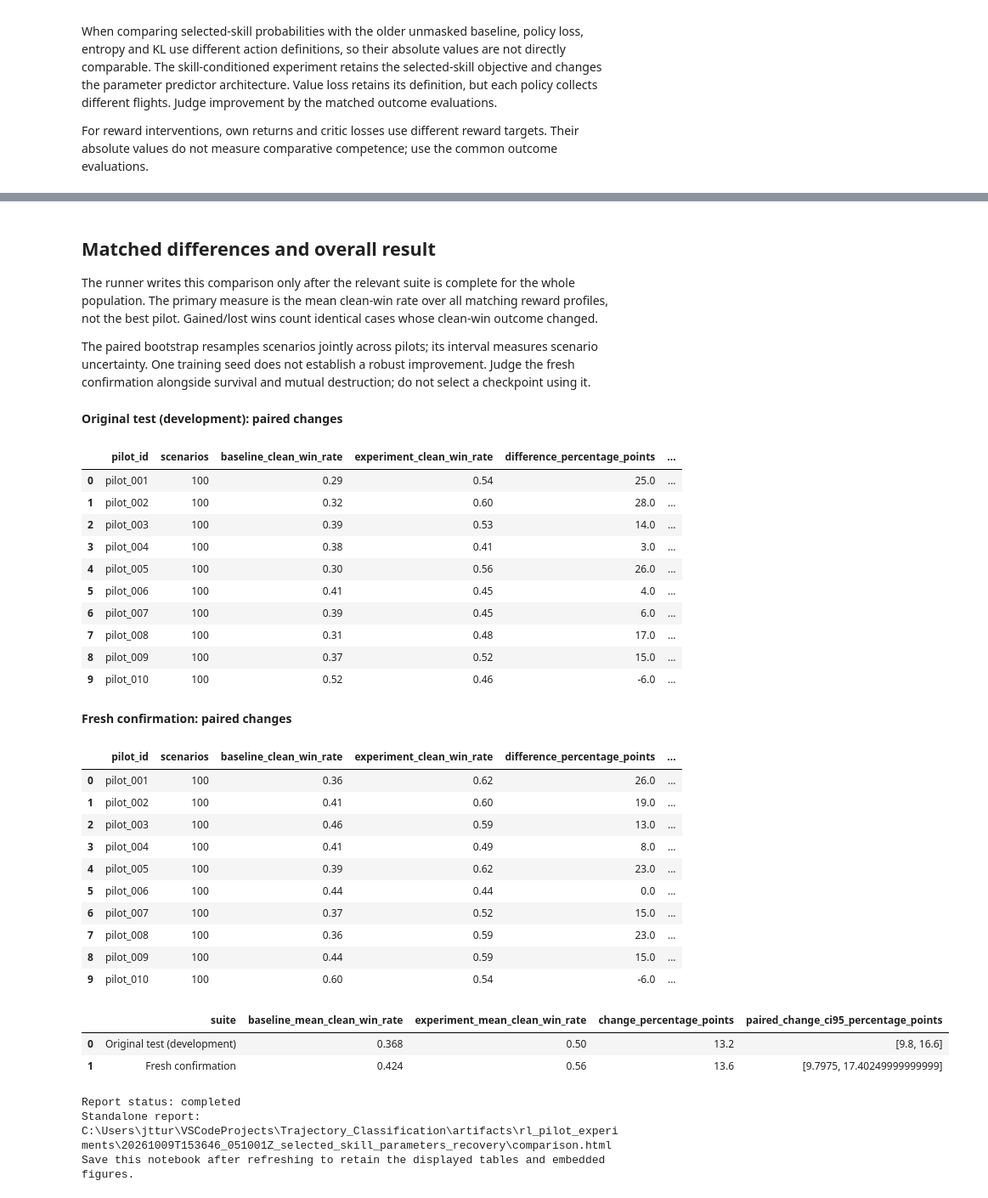
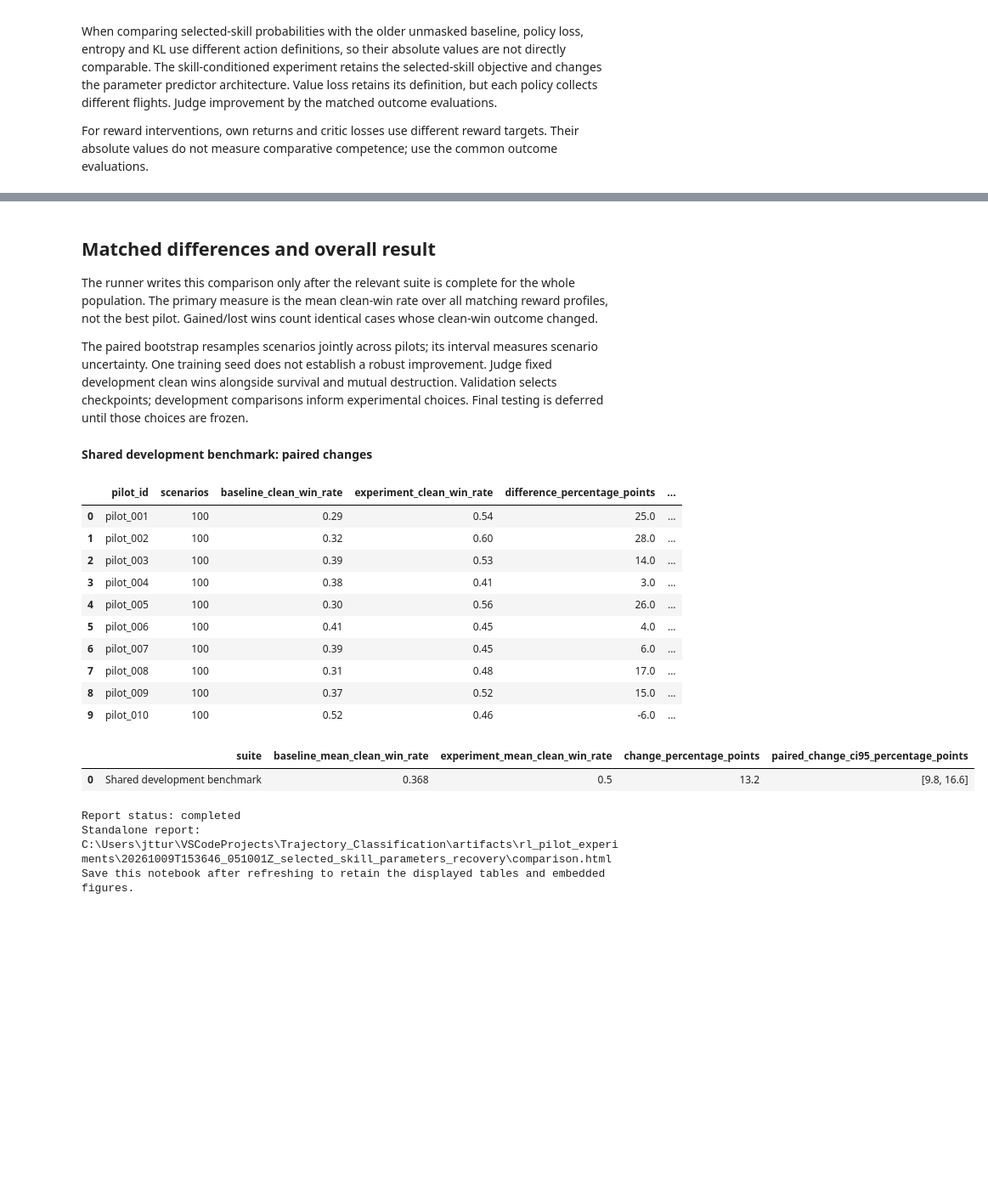
Before and after one commit to Rejn2024/Trajectory_Classification, a Jupyter notebook: notebooks/05_compare_population_runs.ipynb, the cells around one changed output, grey strips where cells are left out. Shown at 85% size. Cells and saved outputs as stored; diff of their text form; code cells hidden in the pictures; blank space fills up the shorter version.

```diff
--- a/notebooks/05_compare_population_runs.ipynb
+++ b/notebooks/05_compare_population_runs.ipynb
@@ -28,6 +28,7 @@ REPO_ROOT = next(
 )
 # Choose a name from the registry. BVR_COMPARISON_JOB also accepts an unregistered job.
 registry = json.loads((REPO_ROOT / "configs/pilot_experiments.json").read_text(encoding="utf8"))
+SHOW_HISTORICAL_CONFIRMATION = False
 EXPERIMENT = os.getenv("BVR_COMPARISON_EXPERIMENT", registry["default_experiment"])
 EXPERIMENT_JOB = Path(os.getenv(
     "BVR_COMPARISON_JOB", str(REPO_ROOT / registry["experiments"][EXPERIMENT]["job"])
@@ -528,16 +500,18 @@ Predeclared suite: {'seed': 620000, 'scenarios': 100}
 
 The runner writes this comparison only after the relevant suite is complete for the whole population. The primary measure is the mean clean-win rate over all matching reward profiles, not the best pilot. Gained/lost wins count identical cases whose clean-win outcome changed.
 
-The paired bootstrap resamples scenarios jointly across pilots; its interval measures scenario uncertainty. One training seed does not establish a robust improvement. Judge the fresh confirmation alongside survival and mutual destruction; do not select a checkpoint using it.
+The paired bootstrap resamples scenarios jointly across pilots; its interval measures scenario uncertainty. One training seed does not establish a robust improvement. Judge fixed development clean wins alongside survival and mutual destruction. Validation selects checkpoints; development comparisons inform experimental choices. Final testing is deferred until those choices are frozen.
 # %%
 comparison_path = EXPERIMENT_JOB / "comparison.json"
 if comparison_path.exists():
     comparison = read_json(comparison_path)
     aggregate_rows = []
     for suite, title in (
-        ("existing_test", "Original test (development)"),
-        ("fresh_confirmation", "Fresh confirmation"),
+        ("existing_test", "Shared development benchmark"),
+        ("fresh_confirmation", "Historical confirmation"),
     ):
+        if suite == "fresh_confirmation" and not SHOW_HISTORICAL_CONFIRMATION:
+            continue
         if suite not in comparison:
             continue
         values = comparison[suite]
@@ -552,51 +526,38 @@ if comparison_path.exists():
                 values["paired_scenario_bootstrap_ci95_percentage_points"],
         })
     display(pd.DataFrame(aggregate_rows))
     print(f"Report status: {comparison['status']}")
     print(f"Standalone report: {EXPERIMENT_JOB / 'comparison.html'}")
 else:
     print("The full-population comparison will appear after all pilots finish training and testing.")
-if "bounded_decision_criteria" in plan:
+if SHOW_HISTORICAL_CONFIRMATION and "bounded_decision_criteria" in plan:
     display(Markdown("**Predeclared bounded experiment criteria**"))
     display(pd.Series(plan["bounded_decision_criteria"], name="criterion"))
     if comparison_path.exists() and "decision" in comparison:
-        display(Markdown("**Final confirmation decision**"))
+        display(Markdown("**Archived confirmation decision**"))
         decision = comparison["decision"]
         display(pd.Series(decision["checks"], name="passed"))
         print(decision["recommendation"])
         print(decision["limitation"])
     else:
         print("Decision pending: both populations must finish all fresh confirmation cases.")
 
 print("Save this notebook after refreshing to retain the displayed tables and embedded figures.")
 # %% [output]
-**Original test (development): paired changes**
+**Shared development benchmark: paired changes**
 |  | pilot_id | scenarios | baseline_clean_win_rate | experiment_clean_win_rate | difference_percentage_points | ... |
 | 0 | pilot_001 | 100 | 0.29 | 0.54 | 25.0 | ... |
 | 1 | pilot_002 | 100 | 0.32 | 0.60 | 28.0 | ... |
 | 2 | pilot_003 | 100 | 0.39 | 0.53 | 14.0 | ... |
 | 3 | pilot_004 | 100 | 0.38 | 0.41 | 3.0 | ... |
 | 4 | pilot_005 | 100 | 0.30 | 0.56 | 26.0 | ... |
 | 5 | pilot_006 | 100 | 0.41 | 0.45 | 4.0 | ... |
 | 6 | pilot_007 | 100 | 0.39 | 0.45 | 6.0 | ... |
 | 7 | pilot_008 | 100 | 0.31 | 0.48 | 17.0 | ... |
 | 8 | pilot_009 | 100 | 0.37 | 0.52 | 15.0 | ... |
 | 9 | pilot_010 | 100 | 0.52 | 0.46 | -6.0 | ... |
-**Fresh confirmation: paired changes**
-|  | pilot_id | scenarios | baseline_clean_win_rate | experiment_clean_win_rate | difference_percentage_points | ... |
-| 0 | pilot_001 | 100 | 0.36 | 0.62 | 26.0 | ... |
-| 1 | pilot_002 | 100 | 0.41 | 0.60 | 19.0 | ... |
-| 2 | pilot_003 | 100 | 0.46 | 0.59 | 13.0 | ... |
-| 3 | pilot_004 | 100 | 0.41 | 0.49 | 8.0 | ... |
-| 4 | pilot_005 | 100 | 0.39 | 0.62 | 23.0 | ... |
-| 5 | pilot_006 | 100 | 0.44 | 0.44 | 0.0 | ... |
-| 6 | pilot_007 | 100 | 0.37 | 0.52 | 15.0 | ... |
-| 7 | pilot_008 | 100 | 0.36 | 0.59 | 23.0 | ... |
-| 8 | pilot_009 | 100 | 0.44 | 0.59 | 15.0 | ... |
-| 9 | pilot_010 | 100 | 0.60 | 0.54 | -6.0 | ... |
+|  | suite | baseline_mean_clean_win_rate | experiment_mean_clean_win_rate | change_percentage_points | paired_change_ci95_percentage_points |
+| 0 | Shared development benchmark | 0.368 | 0.5 | 13.2 | [9.8, 16.6] |
-|  | suite | baseline_mean_clean_win_rate | experiment_mean_clean_win_rate | change_percentage_points | paired_change_ci95_percentage_points |
-| 0 | Original test (development) | 0.368 | 0.50 | 13.2 | [9.8, 16.6] |
-| 1 | Fresh confirmation | 0.424 | 0.56 | 13.6 | [9.7975, 17.40249999999999] |
 Report status: completed
 Standalone report: C:\Users\jttur\VSCodeProjects\Trajectory_Classification\artifacts\rl_pilot_experiments\20261009T153646_051001Z_selected_skill_parameters_recovery\comparison.html
 Save this notebook after refreshing to retain the displayed tables and embedded figures.
```
Also changed, not shown: parts of 11 cells of this notebook, 11 other files.
